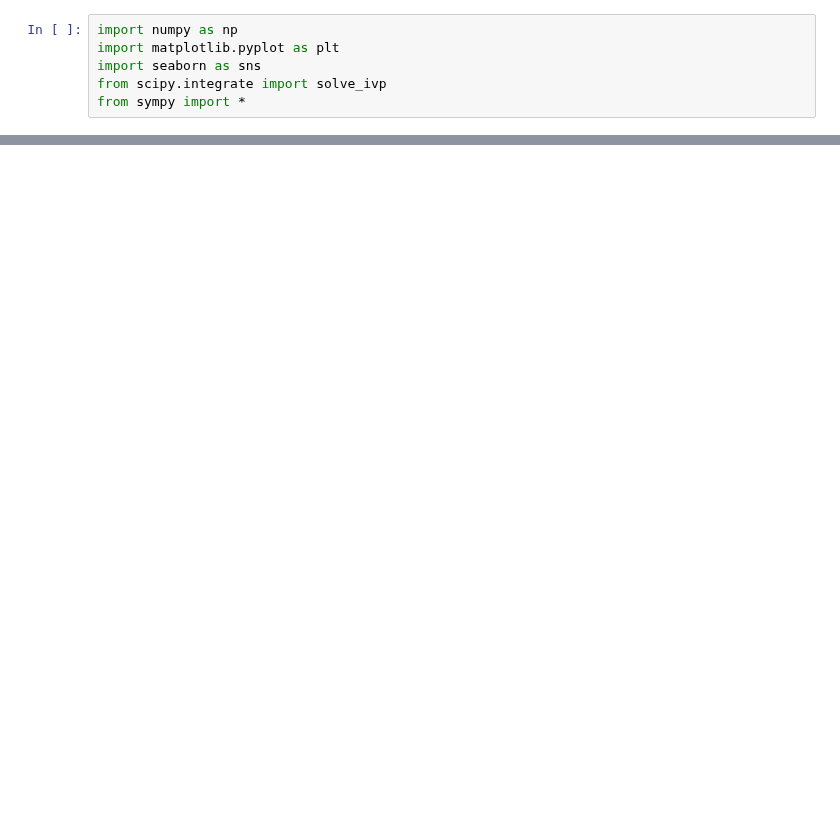
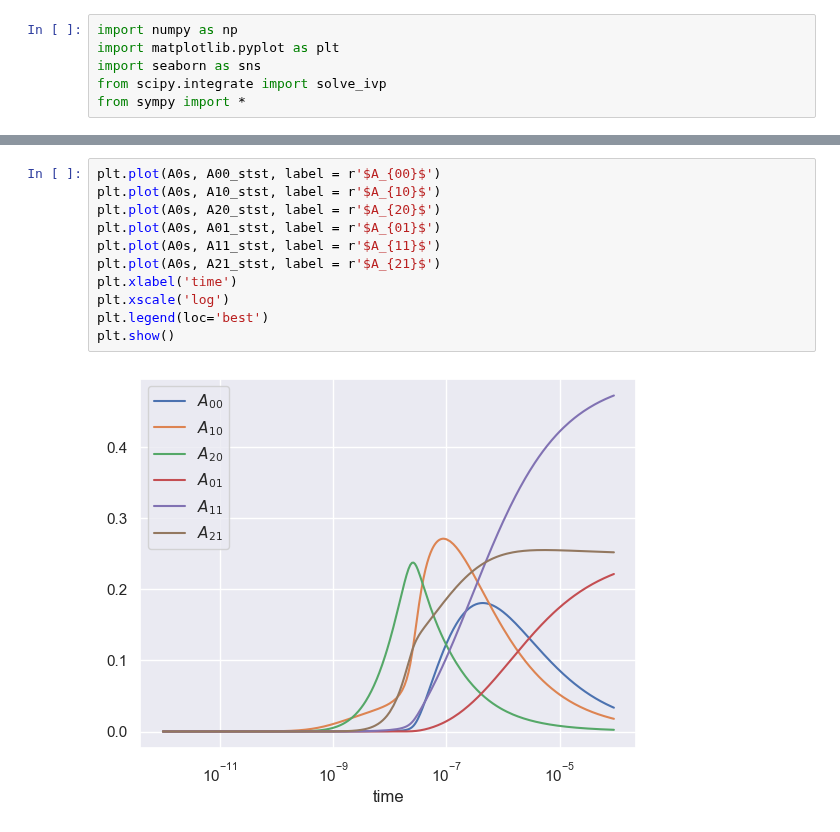
Before and after one commit to lukedtc/ADCC-Project, a Jupyter notebook: Receptor_level_model/two_cell_dynamics.ipynb, the cells around one changed output, grey strips where cells are left out. Drawn from its saved outputs; the diff is of its cells as text; blank space fills up the shorter version.

```diff
--- a/Receptor_level_model/two_cell_dynamics.ipynb
+++ b/Receptor_level_model/two_cell_dynamics.ipynb
@@ -112,0 +219,13 @@ plt.show()
+# %%
+plt.plot(A0s, A00_stst, label = r'$A_{00}$')
+plt.plot(A0s, A10_stst, label = r'$A_{10}$')
+plt.plot(A0s, A20_stst, label = r'$A_{20}$')
+plt.plot(A0s, A01_stst, label = r'$A_{01}$')
+plt.plot(A0s, A11_stst, label = r'$A_{11}$')
+plt.plot(A0s, A21_stst, label = r'$A_{21}$')
+plt.xlabel('time')
+plt.xscale('log')
+plt.legend(loc='best')
+plt.show()
+# %% [output]
+[figure, added]
```
Also changed, not shown: parts of 11 cells of this notebook.
